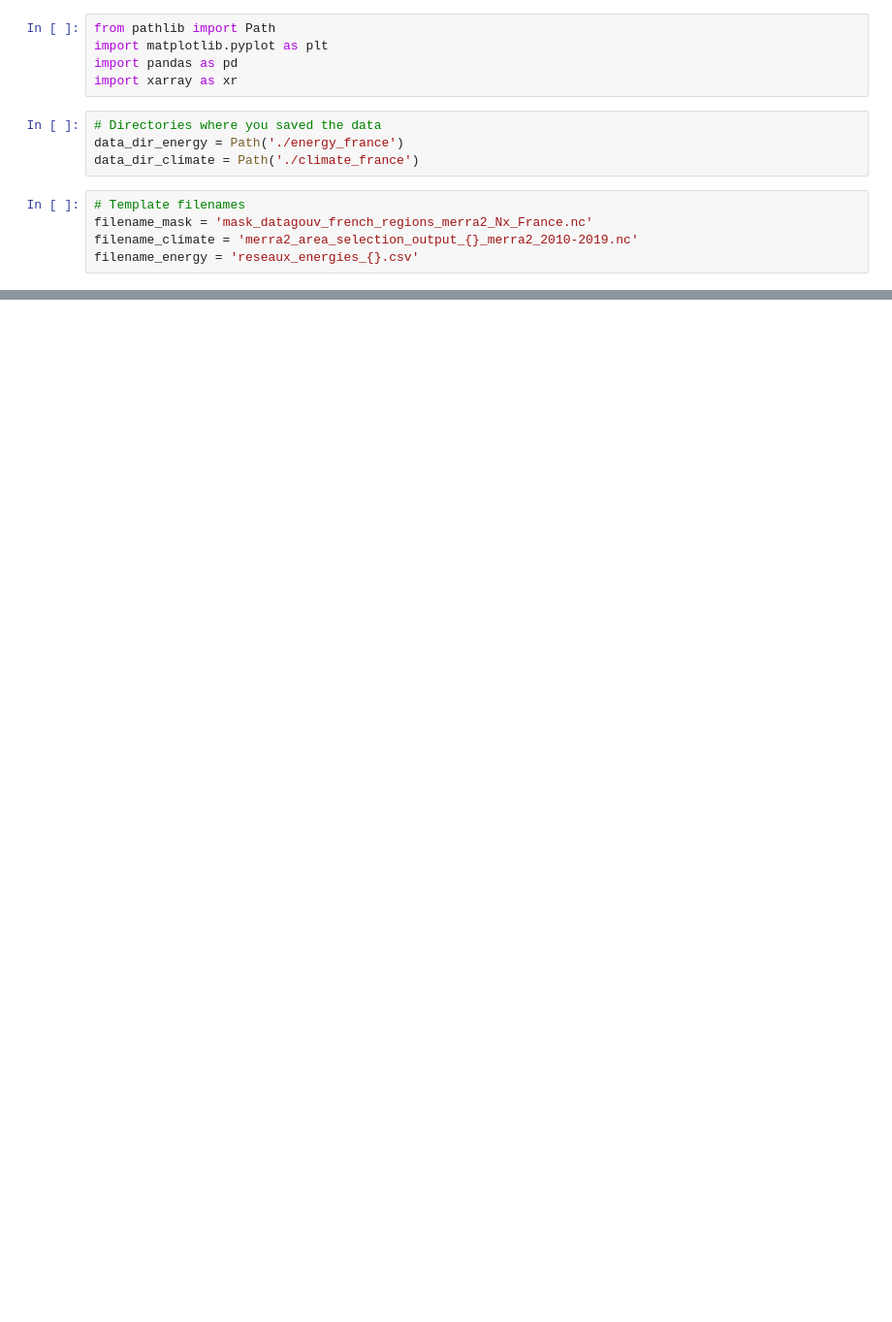
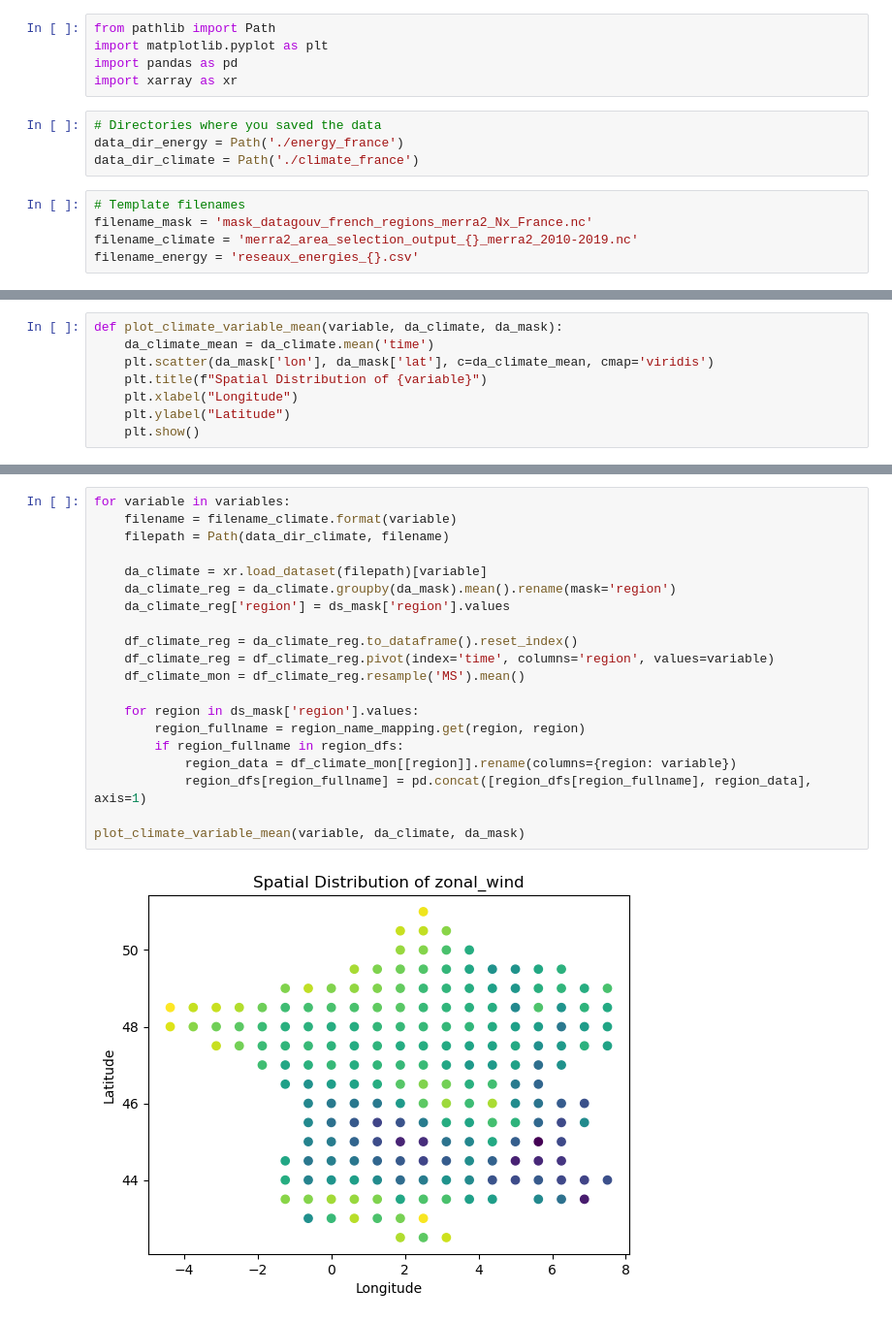
Before and after one commit to SukerZh/MACHINE-LEARNING-FOR-ENERGY-AND-CLIMATE, a Jupyter notebook: project.ipynb, the cells around one changed output, grey strips where cells are left out. Shown at 97% size. Cells and saved outputs as stored; diff of their text form; blank space fills up the shorter version.

```diff
--- a/project.ipynb
+++ b/project.ipynb
@@ -100,0 +24,8 @@ da_climate_reg.plot.line(x='time')
+# %%
+def plot_climate_variable_mean(variable, da_climate, da_mask):
+    da_climate_mean = da_climate.mean('time')
+    plt.scatter(da_mask['lon'], da_mask['lat'], c=da_climate_mean, cmap='viridis')
+    plt.title(f"Spatial Distribution of {variable}")
+    plt.xlabel("Longitude")
+    plt.ylabel("Latitude")
+    plt.show()
@@ -100,0 +119,22 @@ da_climate_reg.plot.line(x='time')
+# %%
+for variable in variables:
+    filename = filename_climate.format(variable)
+    filepath = Path(data_dir_climate, filename)
+
+    da_climate = xr.load_dataset(filepath)[variable]
+    da_climate_reg = da_climate.groupby(da_mask).mean().rename(mask='region')
+    da_climate_reg['region'] = ds_mask['region'].values
+
+    df_climate_reg = da_climate_reg.to_dataframe().reset_index()
+    df_climate_reg = df_climate_reg.pivot(index='time', columns='region', values=variable)
+    df_climate_mon = df_climate_reg.resample('MS').mean()
+
+    for region in ds_mask['region'].values:
+        region_fullname = region_name_mapping.get(region, region)
+        if region_fullname in region_dfs:
+            region_data = df_climate_mon[[region]].rename(columns={region: variable})
+            region_dfs[region_fullname] = pd.concat([region_dfs[region_fullname], region_data], axis=1)
+
+plot_climate_variable_mean(variable, da_climate, da_mask)
+# %% [output]
+[figure, added]
```
Also changed, not shown: parts of 30 cells of this notebook.
